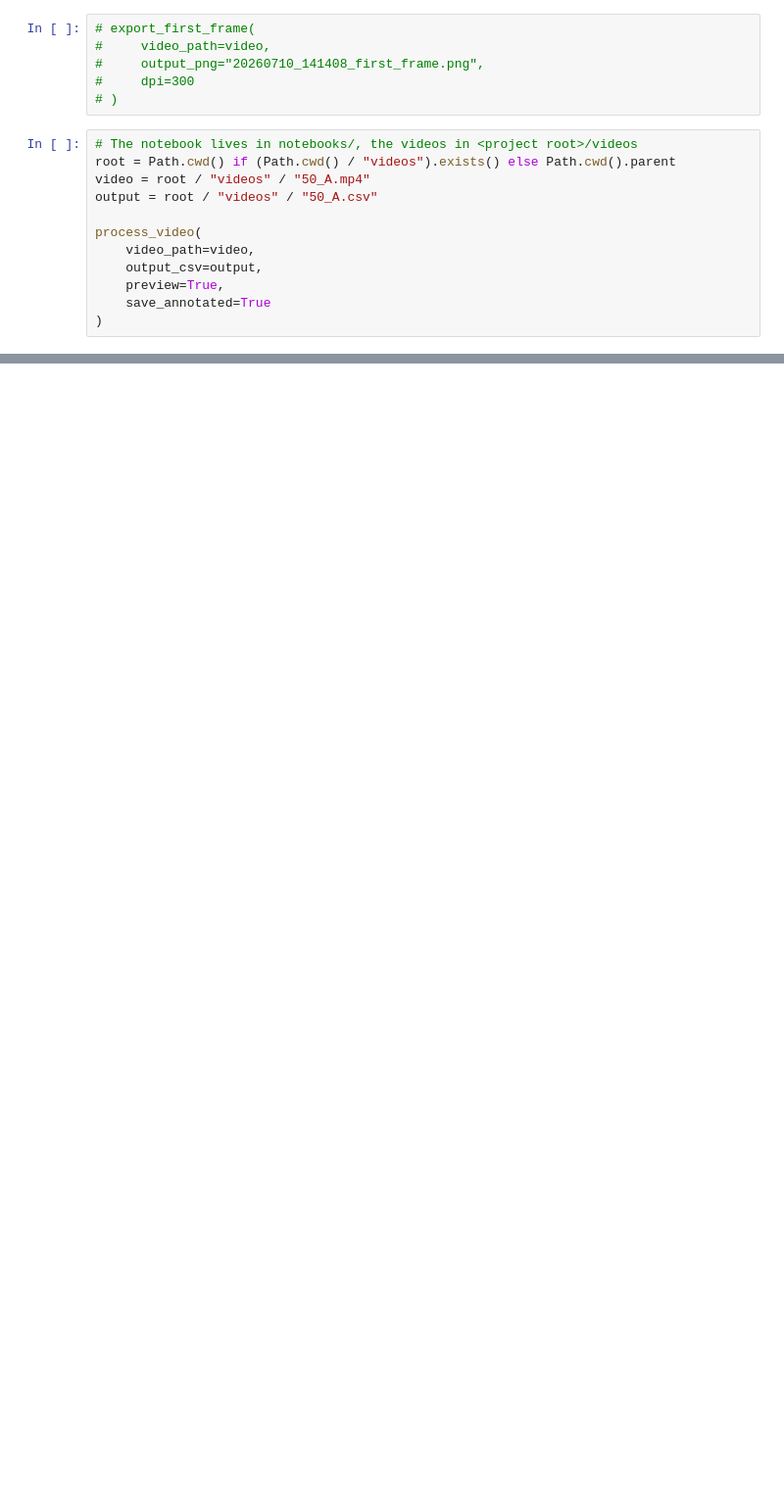
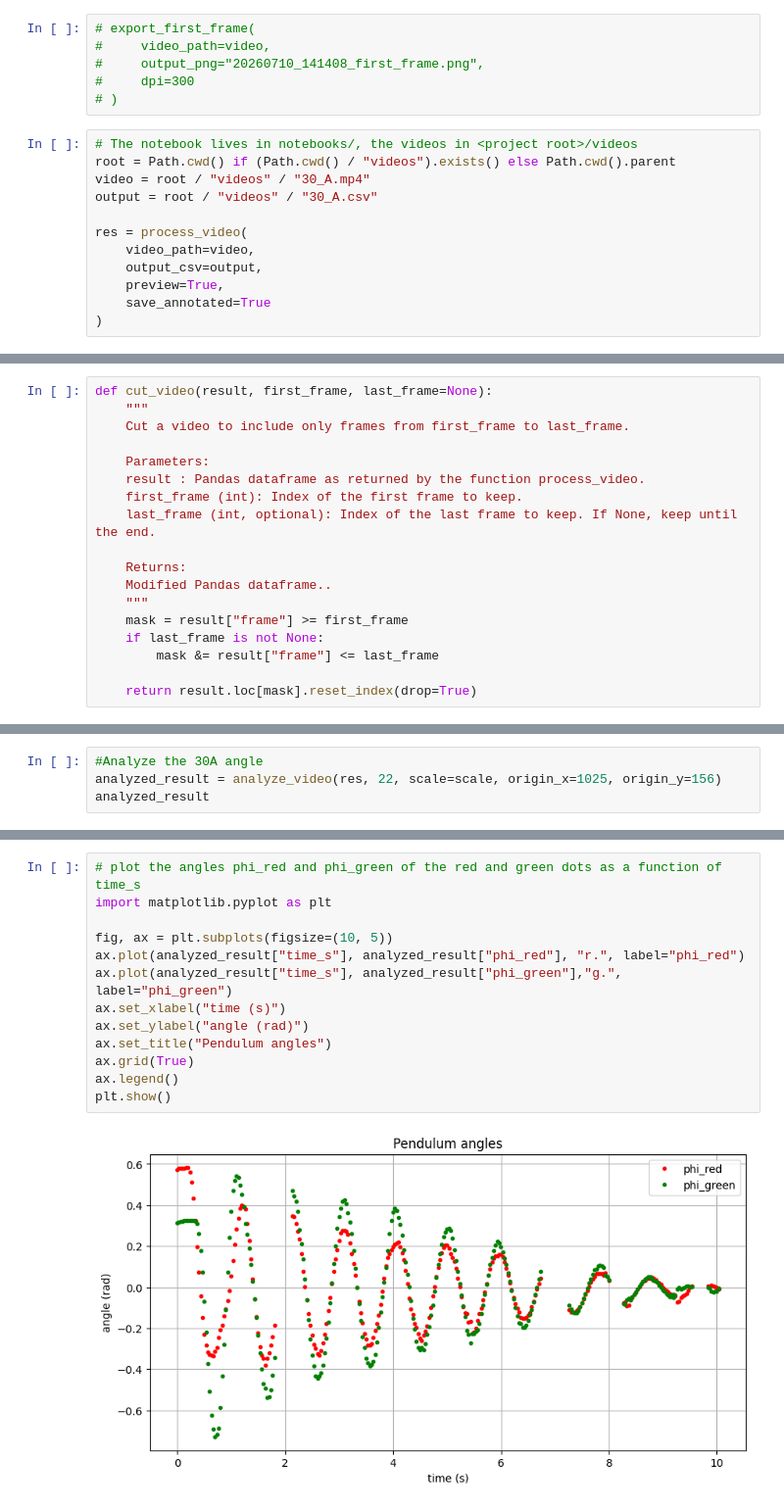
Before and after one commit to AEZorina/RP_double-pendulum, a Jupyter notebook: notebooks/Pendulum tracking.ipynb, the cells around one changed output, grey strips where cells are left out. Shown at 98% size. Saved outputs shown, nothing was run; the diff lists cells and outputs as text; blank space fills up the shorter version.

```diff
--- a/notebooks/Pendulum tracking.ipynb
+++ b/notebooks/Pendulum tracking.ipynb
@@ -283,10 +280,10 @@ def export_first_frame(
 # %%
 # The notebook lives in notebooks/, the videos in <project root>/videos
 root = Path.cwd() if (Path.cwd() / "videos").exists() else Path.cwd().parent
-video = root / "videos" / "50_A.mp4"
-output = root / "videos" / "50_A.csv"
+video = root / "videos" / "30_A.mp4"
+output = root / "videos" / "30_A.csv"
 
-process_video(
+res = process_video(
     video_path=video,
     output_csv=output,
     preview=True,
@@ -300,0 +347,18 @@ Frames with missing green detection: 22
+# %%
+def cut_video(result, first_frame, last_frame=None):
+    """
+    Cut a video to include only frames from first_frame to last_frame.
+
+    Parameters:
+    result : Pandas dataframe as returned by the function process_video.
+    first_frame (int): Index of the first frame to keep.
+    last_frame (int, optional): Index of the last frame to keep. If None, keep until the end.
+
+    Returns:
+    Modified Pandas dataframe..
+    """
+    mask = result["frame"] >= first_frame
+    if last_frame is not None:
+        mask &= result["frame"] <= last_frame
+
+    return result.loc[mask].reset_index(drop=True)
@@ -300,0 +455,4 @@ Frames with missing green detection: 22
+# %%
+#Analyze the 30A angle
+analyzed_result = analyze_video(res, 22, scale=scale, origin_x=1025, origin_y=156)
+analyzed_result
@@ -300,0 +473,15 @@ Frames with missing green detection: 22
+# %%
+# plot the angles phi_red and phi_green of the red and green dots as a function of time_s
+import matplotlib.pyplot as plt
+
+fig, ax = plt.subplots(figsize=(10, 5))
+ax.plot(analyzed_result["time_s"], analyzed_result["phi_red"], "r.", label="phi_red")
+ax.plot(analyzed_result["time_s"], analyzed_result["phi_green"],"g.", label="phi_green")
+ax.set_xlabel("time (s)")
+ax.set_ylabel("angle (rad)")
+ax.set_title("Pendulum angles")
+ax.grid(True)
+ax.legend()
+plt.show()
+# %% [output]
+[figure, added]
```
Also changed, not shown: parts of 14 cells of this notebook.
